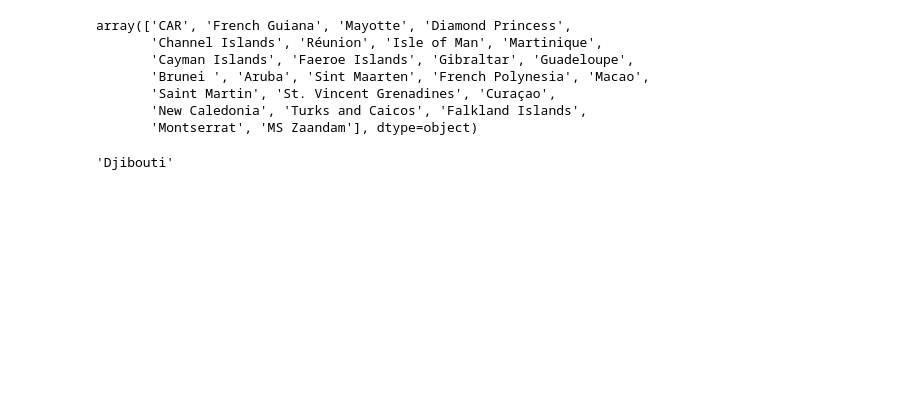
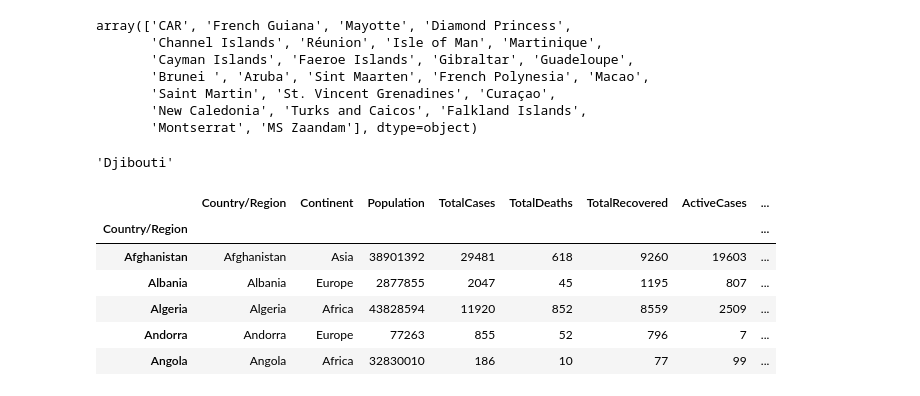
Before and after one commit to adimehta03/CODS-NLP-ML-Team, a Jupyter notebook: data-viz/worldometer_site_web_scrapping.ipynb, the cells around one changed output. Saved outputs shown, nothing was run; the diff lists cells and outputs as text; code cells hidden in the pictures; blank space fills up the shorter version.

```diff
--- a/data-viz/worldometer_site_web_scrapping.ipynb
+++ b/data-viz/worldometer_site_web_scrapping.ipynb
@@ -137,4 +137,16 @@ df_bs["Country/Region"][50]
 'Djibouti'
 # %%
 df_bs.to_csv('worldometer_data.csv', index=False)
+# %%
+df=pd.read_csv('worldometer_data.csv')
+df=df.set_index(df['Country/Region'])
+df.head()
+# %% [output]
+|  | Country/Region | Continent | Population | TotalCases | TotalDeaths | TotalRecovered | ActiveCases | ... |
+| Country/Region |  |  |  |  |  |  |  | ... |
+| Afghanistan | Afghanistan | Asia | 38901392 | 29481 | 618 | 9260 | 19603 | ... |
+| Albania | Albania | Europe | 2877855 | 2047 | 45 | 1195 | 807 | ... |
+| Algeria | Algeria | Africa | 43828594 | 11920 | 852 | 8559 | 2509 | ... |
+| Andorra | Andorra | Europe | 77263 | 855 | 52 | 796 | 7 | ... |
+| Angola | Angola | Africa | 32830010 | 186 | 10 | 77 | 99 | ... |
 # %%
```
Also changed, not shown: parts of 24 cells of this notebook.
